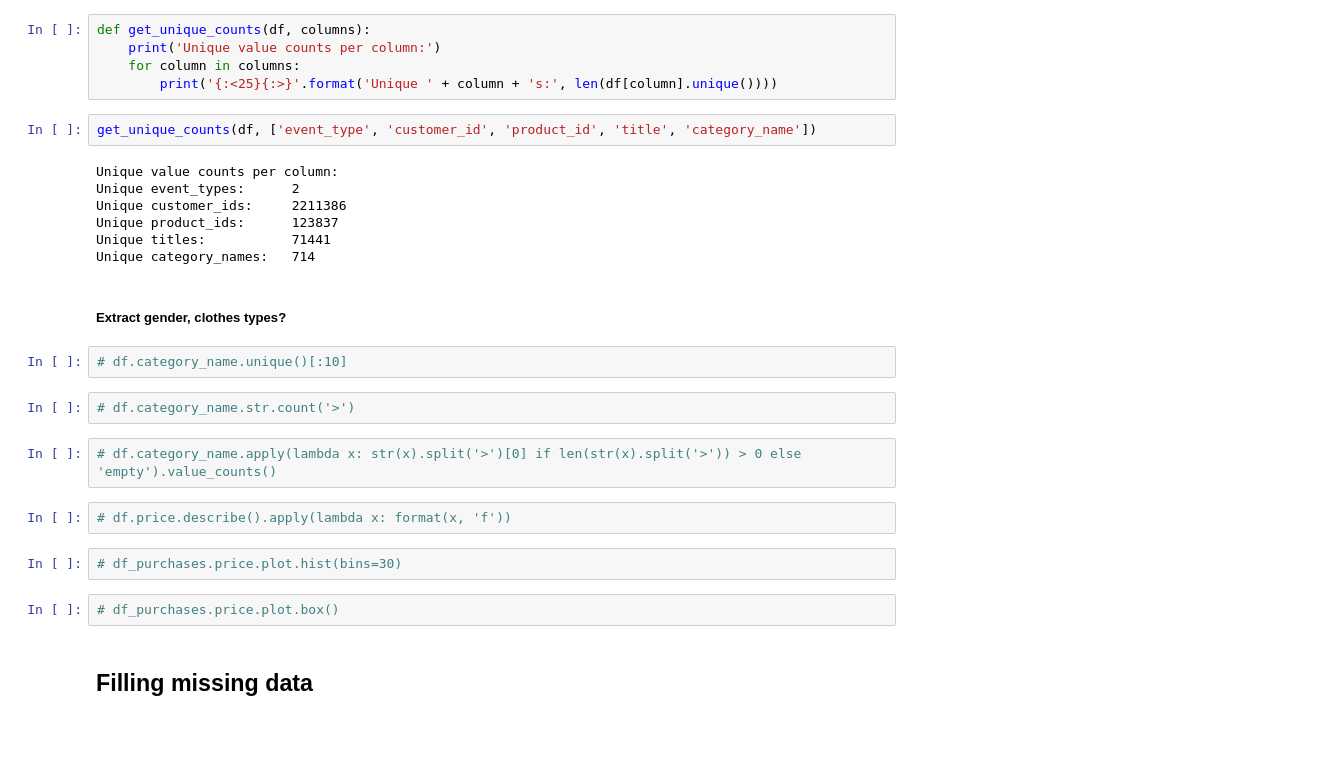
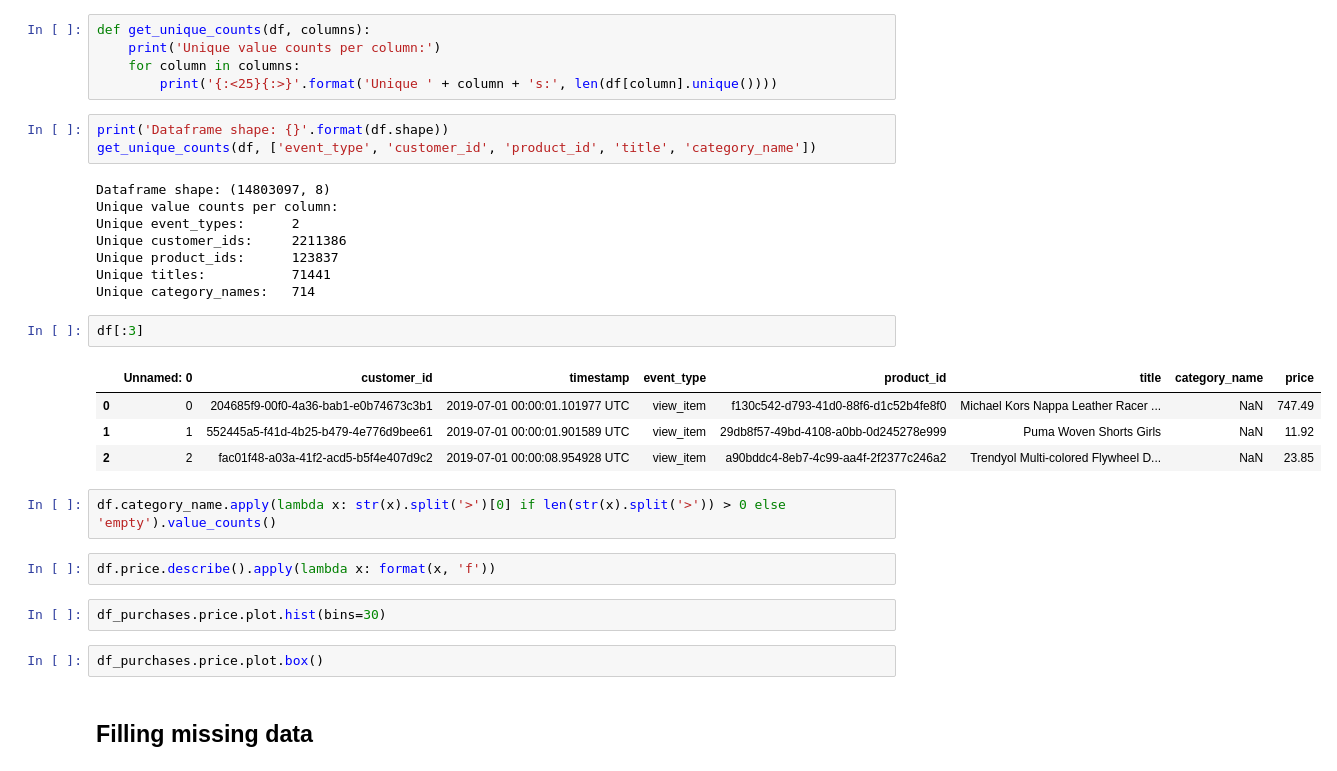
Before and after one commit to xdzurman/Collaborative-recommender, a Jupyter notebook: recommender.ipynb, the cells around one changed output. Drawn from its saved outputs; the diff is of its cells as text; blank space fills up the shorter version.

```diff
--- a/recommender.ipynb
+++ b/recommender.ipynb
@@ -23,28 +23,31 @@ def get_unique_counts(df, columns):
     for column in columns:
         print('{:<25}{:>}'.format('Unique ' + column + 's:', len(df[column].unique())))
 # %%
+print('Dataframe shape: {}'.format(df.shape))
 get_unique_counts(df, ['event_type', 'customer_id', 'product_id', 'title', 'category_name'])
 # %% [output]
+Dataframe shape: (14803097, 8)
 Unique value counts per column:
 Unique event_types:      2
 Unique customer_ids:     2211386
 Unique product_ids:      123837
 Unique titles:           71441
 Unique category_names:   714
-# %% [markdown]
-##### Extract gender, clothes types?
-# %%
-# df.category_name.unique()[:10]
-# %%
-# df.category_name.str.count('>')
+# %%
+df[:3]
+# %% [output]
+|  | Unnamed: 0 | customer_id | timestamp | event_type | product_id | title | category_name | price |
+| 0 | 0 | 204685f9-00f0-4a36-bab1-e0b74673c3b1 | 2019-07-01 00:00:01.101977 UTC | view_item | f130c542-d793-41d0-88f6-d1c52b4fe8f0 | Michael Kors Nappa Leather Racer ... | NaN | 747.49 |
+| 1 | 1 | 552445a5-f41d-4b25-b479-4e776d9bee61 | 2019-07-01 00:00:01.901589 UTC | view_item | 29db8f57-49bd-4108-a0bb-0d245278e999 | Puma Woven Shorts Girls | NaN | 11.92 |
+| 2 | 2 | fac01f48-a03a-41f2-acd5-b5f4e407d9c2 | 2019-07-01 00:00:08.954928 UTC | view_item | a90bddc4-8eb7-4c99-aa4f-2f2377c246a2 | Trendyol Multi-colored Flywheel D... | NaN | 23.85 |
 # %%
-# df.category_name.apply(lambda x: str(x).split('>')[0] if len(str(x).split('>')) > 0 else 'empty').value_counts()
+df.category_name.apply(lambda x: str(x).split('>')[0] if len(str(x).split('>')) > 0 else 'empty').value_counts()
 # %%
-# df.price.describe().apply(lambda x: format(x, 'f'))
+df.price.describe().apply(lambda x: format(x, 'f'))
 # %%
-# df_purchases.price.plot.hist(bins=30)
+df_purchases.price.plot.hist(bins=30)
 # %%
-# df_purchases.price.plot.box()
+df_purchases.price.plot.box()
 # %% [markdown]
 ## Filling missing data
 # %%
```
Also changed, not shown: parts of 1 cell of this notebook, 1 other file.
